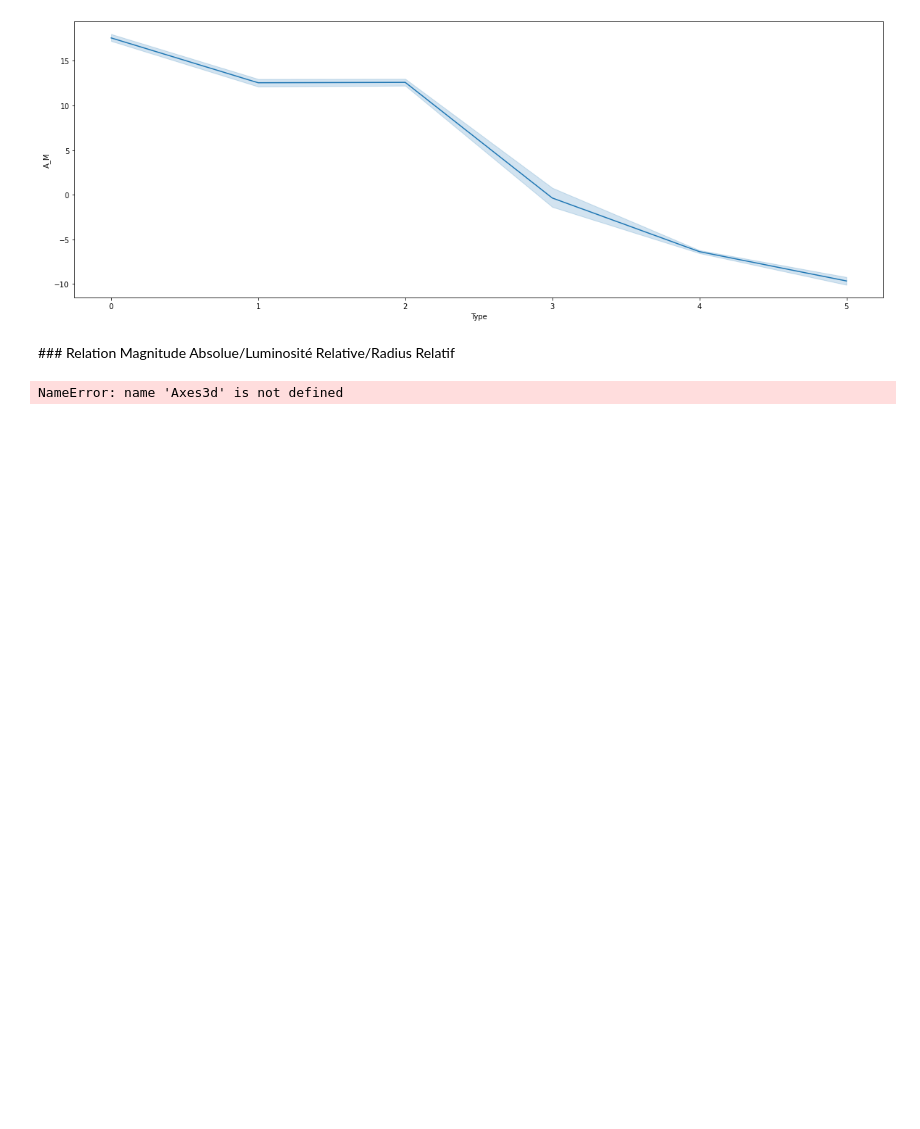
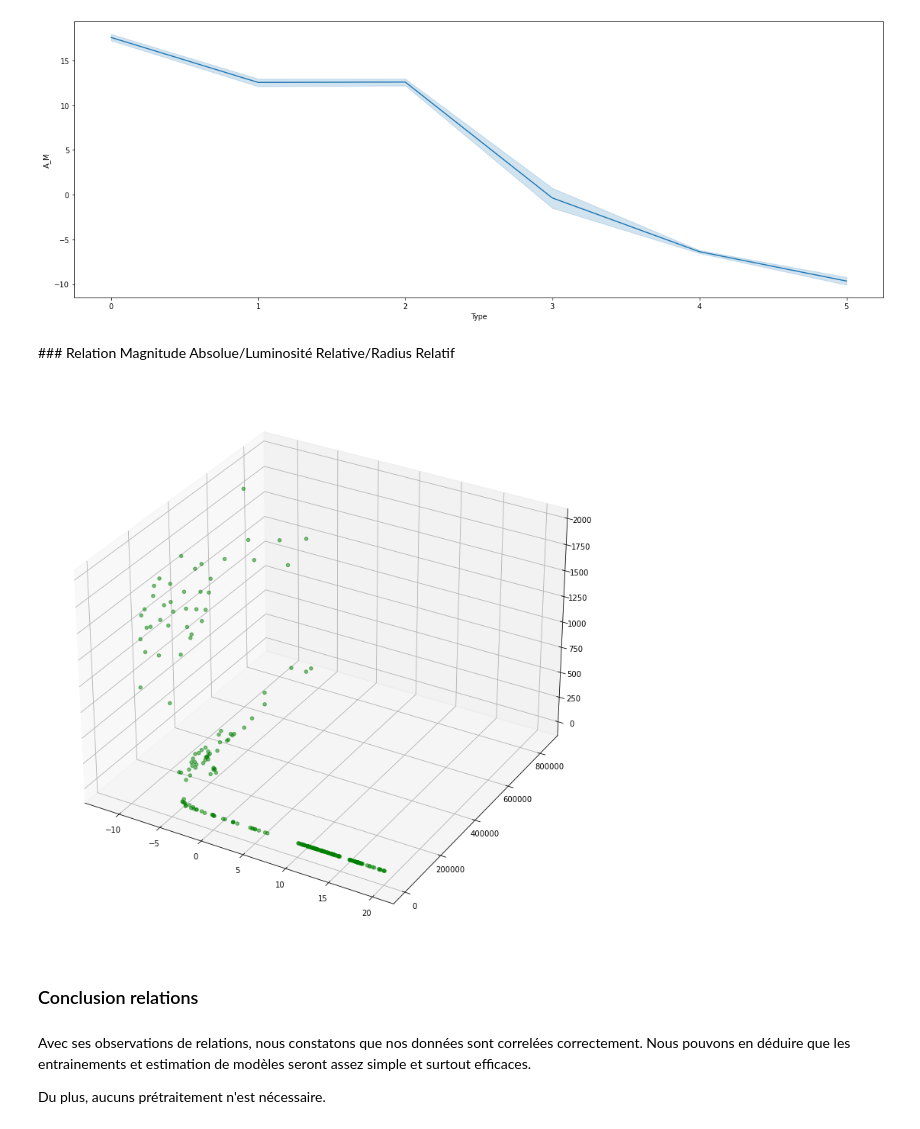
Before and after one commit to MattiasEyh/Types_Spectraux_Etoiles_ML, a Jupyter notebook: Types_etoiles.ipynb, the cells around one changed output. Cells and saved outputs as stored; diff of their text form; code cells hidden in the pictures; blank space fills up the shorter version.

Commit message:
Finition des relations.

```diff
--- a/Types_etoiles.ipynb
+++ b/Types_etoiles.ipynb
@@ -227,5 +229,13 @@ plt.show
 # %%
-ax = Axes3d(plt.figure(figsize=(10, 10)))
-ax.scatter(df['A_M'], df['l'], df['R'], c='blue', s=10, alpha=1)
+fig = plt.figure(figsize=(10,10))
+ax = Axes3D(fig)
+ax.scatter(df["A_M"], df["L"], df["R"], c="green", s=20, alpha=0.5)
+plt.show()
 # %% [output]
-NameError: name 'Axes3d' is not defined
+[figure, added]
+# %% [markdown]
+### Conclusion relations
+# %% [markdown]
+Avec ses observations de relations, nous constatons que nos données sont correlées correctement. Nous pouvons en déduire que les entrainements et estimation de modèles seront assez simple et surtout efficaces.
+
+Du plus, aucuns prétraitement n'est nécessaire.
```
Also changed, not shown: parts of 9 cells of this notebook.
